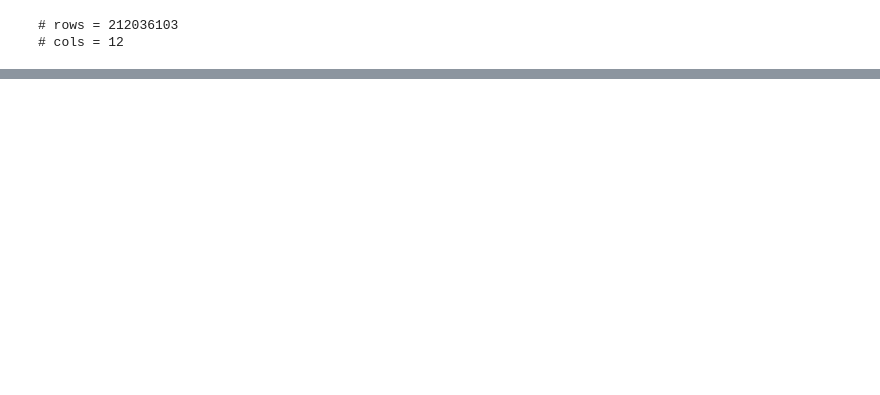
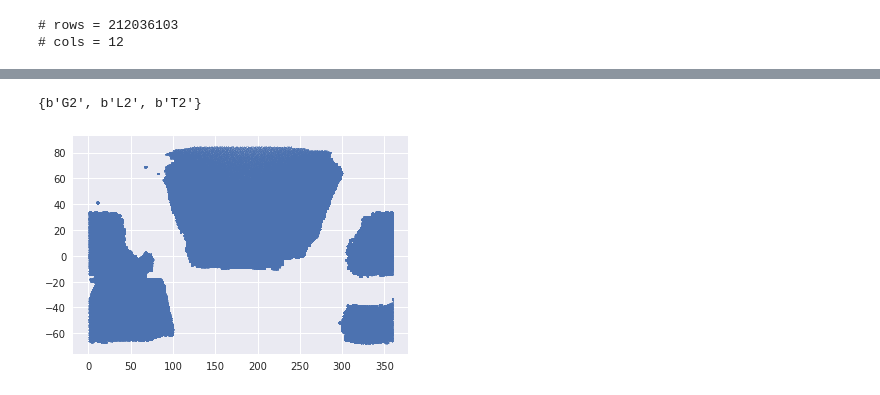
Before and after one commit to qmxp55/desi_uk_meeting_2019, a Jupyter notebook: desitarget_local_example.ipynb, the cells around one changed output, grey strips where cells are left out. Drawn from its saved outputs; the diff is of its cells as text; code cells hidden in the pictures; blank space fills up the shorter version.

```diff
--- a/desitarget_local_example.ipynb
+++ b/desitarget_local_example.ipynb
@@ -530,0 +818,3 @@ np.save(cat, tab[bgs_sv_any])
+# %%
+mastertargs = np.concatenate((bgsnorth, bgssouth))
+print(len(bgsnorth), len(bgssouth), len(mastertargs))
@@ -530,0 +861,2 @@ np.save(cat, tab[bgs_sv_any])
+# %%
+gfiles = find_gaia_files_hp(nside=256, pixlist=np.load('/global/cscratch1/sd/qmxp55/hppix_indesi.npy'), neighbors=True)
@@ -530,0 +865,28 @@ np.save(cat, tab[bgs_sv_any])
+# %%
+#
+ra, dec, ref_cat, gmag, aen = [], [], [], [], []
+
+for i in gfiles:
+
+    gaiatmp = read_gaia_file(i, header=False, addobjid=False)
+    keep = gaiatmp['GAIA_PHOT_G_MEAN_MAG'] <= 13
+    #print('keep %i/%i' %(np.sum(keep),len(gaiatmp)))
+
+    ra += gaiatmp['GAIA_RA'][keep].tolist()
+    dec += gaiatmp['GAIA_DEC'][keep].tolist()
+    ref_cat += gaiatmp['REF_CAT'][keep].tolist()
+    gmag += gaiatmp['GAIA_PHOT_G_MEAN_MAG'][keep].tolist()
+    aen += gaiatmp['GAIA_ASTROMETRIC_EXCESS_NOISE'][keep].tolist()
+# %%
+from astropy.table import Table
+
+tab = Table()
+tab['RA'] = ra
+tab['DEC'] = dec
+tab['REFCAT'] = ref_cat
+tab['G'] = gmag
+tab['AEN'] = aen
+
+# save astropy table as npy file
+cat = '/global/cscratch1/sd/qmxp55/gaia_G13'
+np.save(cat, tab)
@@ -530,0 +1075,9 @@ np.save(cat, tab[bgs_sv_any])
+# %%
+set(cat['REF_CAT'])
+# %% [output]
+{b'G2', b'L2', b'T2'}
+# %%
+plt.scatter(cat['RA'][::100], cat['DEC'][::100], s=0.1)
+plt.show()
+# %% [output]
+[figure, added]
```
Also changed, not shown: parts of 39 cells of this notebook, 2 other files.
